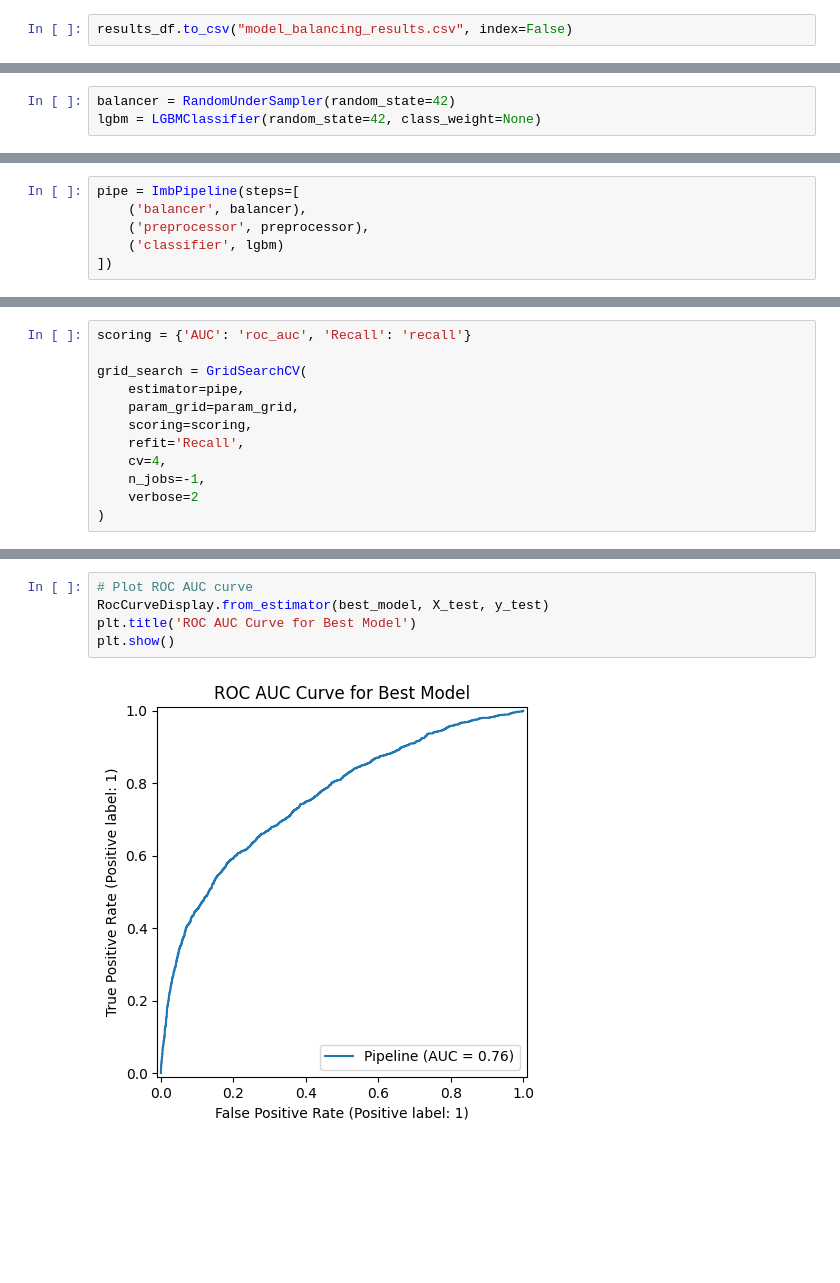
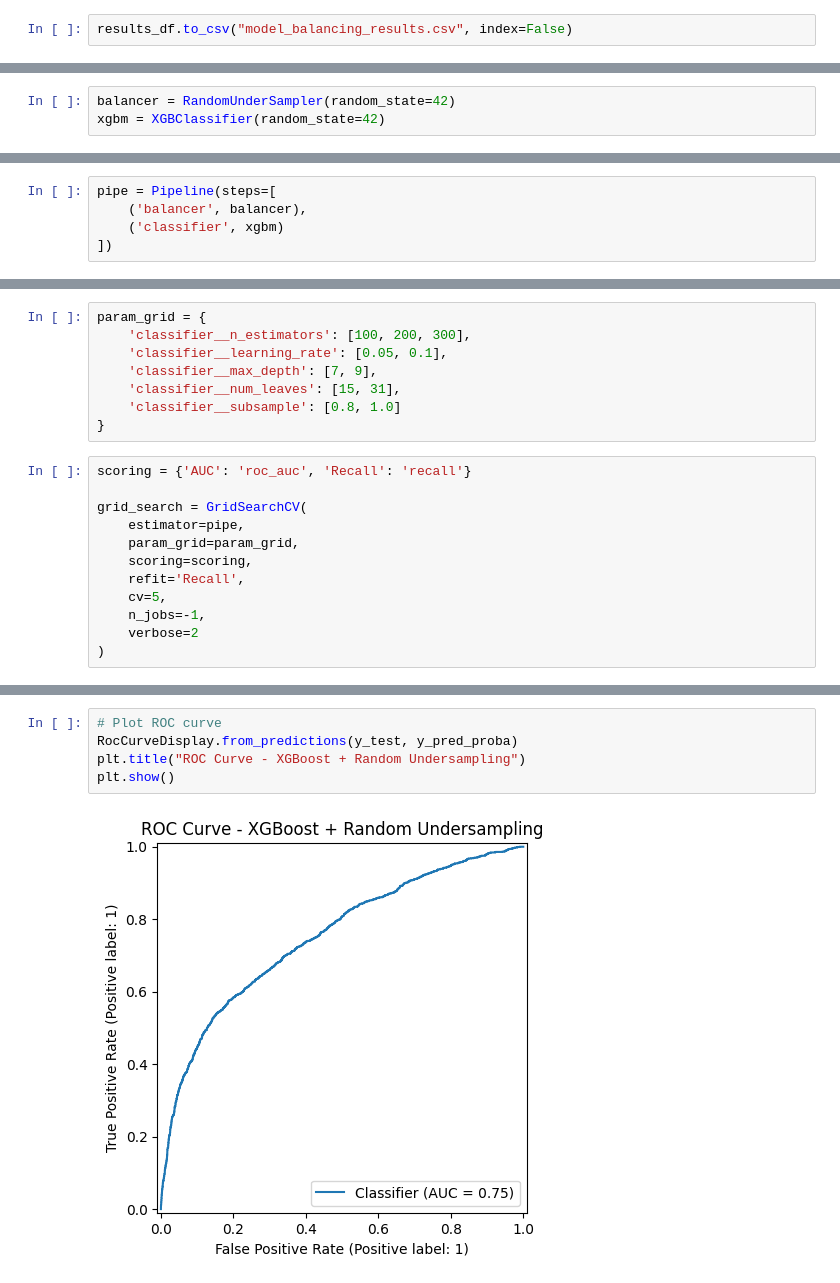
Before and after one commit to aakashium/credit-card-default-risk-explainable-ai, a Jupyter notebook: notebooks/02_model_training.ipynb, the cells around one changed output, grey strips where cells are left out. Saved outputs shown, nothing was run; the diff lists cells and outputs as text; blank space fills up the shorter version.

Commit message:
Model Training

```diff
--- a/notebooks/02_model_training.ipynb
+++ b/notebooks/02_model_training.ipynb
@@ -262,3 +137,3 @@ results_df.to_csv("model_balancing_results.csv", index=False)
 # %%
 balancer = RandomUnderSampler(random_state=42)
-lgbm = LGBMClassifier(random_state=42, class_weight=None)
+xgbm = XGBClassifier(random_state=42)
@@ -273,6 +140,5 @@ param_grid = {
 # %%
-pipe = ImbPipeline(steps=[
+pipe = Pipeline(steps=[
     ('balancer', balancer),
-    ('preprocessor', preprocessor),
-    ('classifier', lgbm)
+    ('classifier', xgbm)
 ])
@@ -286,3 +147,11 @@ param_grid = {
+# %%
+param_grid = {
+    'classifier__n_estimators': [100, 200, 300],
+    'classifier__learning_rate': [0.05, 0.1],
+    'classifier__max_depth': [7, 9],
+    'classifier__num_leaves': [15, 31],
+    'classifier__subsample': [0.8, 1.0]
+}
 # %%
 scoring = {'AUC': 'roc_auc', 'Recall': 'recall'}
 
@@ -291,7 +160,7 @@ grid_search = GridSearchCV(
     param_grid=param_grid,
     scoring=scoring,
     refit='Recall',
-    cv=4,
+    cv=5,
     n_jobs=-1,
     verbose=2
 )
@@ -405,10 +283,10 @@ Actual 1     481     846
 # %%
-# Plot ROC AUC curve
-RocCurveDisplay.from_estimator(best_model, X_test, y_test)
-plt.title('ROC AUC Curve for Best Model')
+# Plot ROC curve
+RocCurveDisplay.from_predictions(y_test, y_pred_proba)
+plt.title("ROC Curve - XGBoost + Random Undersampling")
 plt.show()
 # %% [output]
-[figure, old version]
+[figure, new version]
 # %%
 from sklearn.metrics import ConfusionMatrixDisplay
 
```
Also changed, not shown: parts of 27 cells of this notebook, 2 other files.
